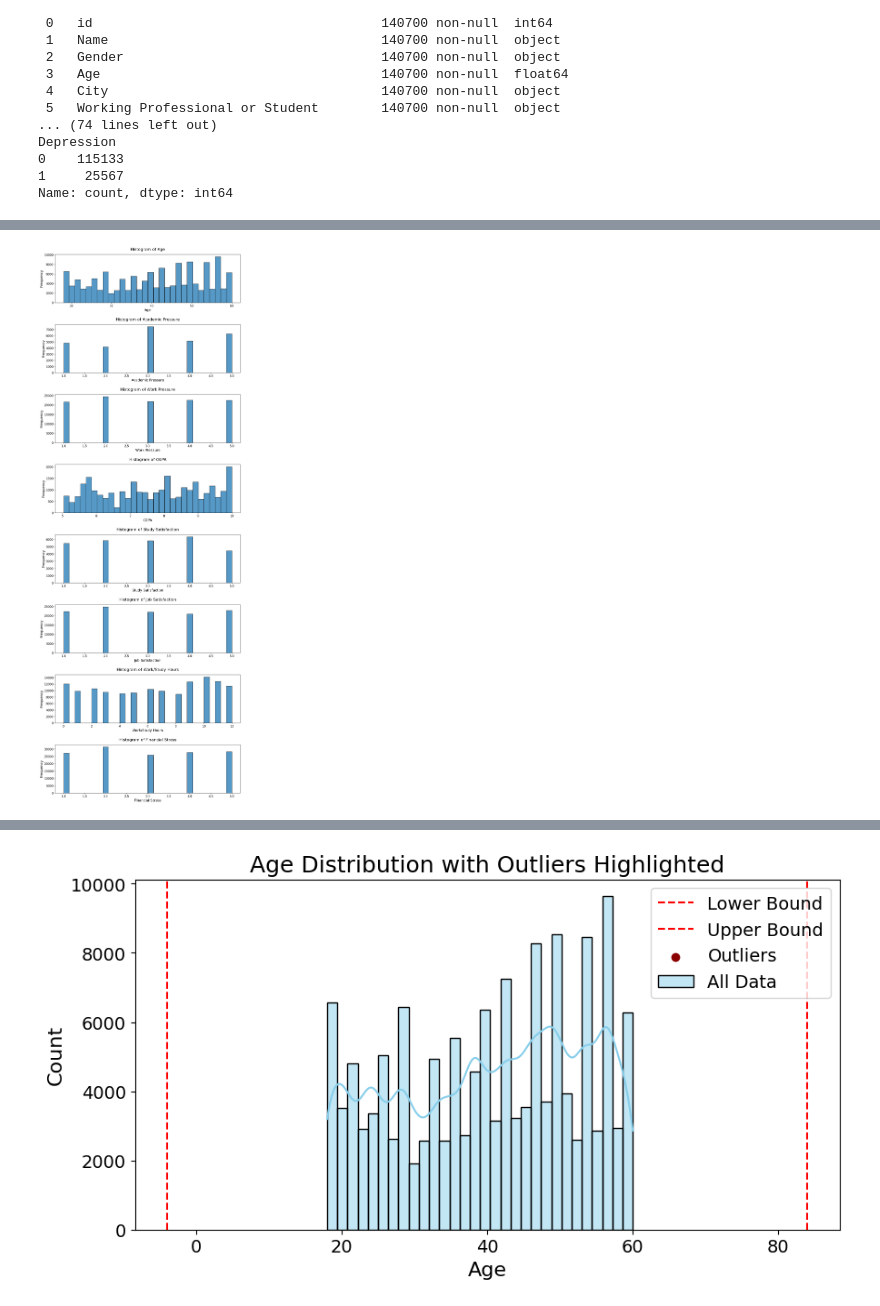
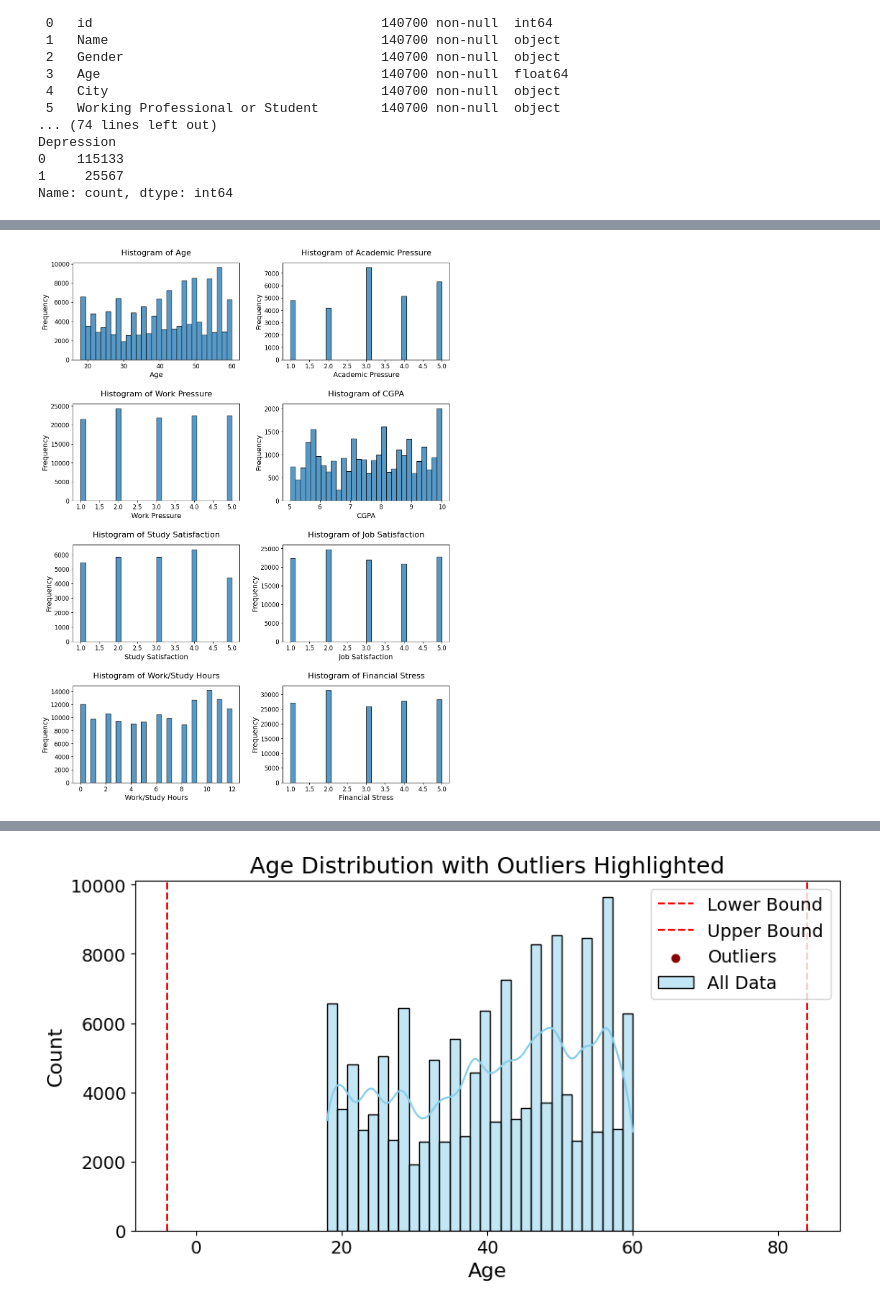
Before and after one commit to mennamohamed0207/Exploring-Mental-Health, a Jupyter notebook: data_analysis.ipynb, the cells around one changed output, grey strips where cells are left out. Drawn from its saved outputs; the diff is of its cells as text; code cells hidden in the pictures.

Commit message:
feat: enhance data analysis and model training

```diff
--- a/data_analysis.ipynb
+++ b/data_analysis.ipynb
@@ -77,24 +91,30 @@ Name: count, dtype: int64
 # %%
-# Data Visualization
+import matplotlib.pyplot as plt
+import seaborn as sns
+import math
 
+# Select numerical features excluding 'id' and 'Depression'
 numerical_features = train_data.select_dtypes(include=[float, int]).columns
-numerical_features = [feature for feature in numerical_features if feature != 'id' and feature != 'Depression']
+numerical_features = [feature for feature in numerical_features if feature not in ['id', 'Depression']]
 
-plt.figure(figsize=(12, len(numerical_features)*4))
+# Grid dimensions
+cols = 2  # number of columns in the grid
+rows = math.ceil(len(numerical_features) / cols)
 
-plt.rcParams.update({'font.size': 12})
-plt.rcParams.update({'axes.labelsize': 14})
-plt.rcParams.update({'axes.titlesize': 16})
+# Create figure
+plt.figure(figsize=(12, rows * 4))
+plt.rcParams.update({'font.size': 12, 'axes.labelsize': 14, 'axes.titlesize': 16})
 
+# Plot each histogram
 for i, feature in enumerate(numerical_features):
-    plt.subplot(len(numerical_features), 1, i + 1)
-    sns.histplot(train_data[feature], bins=30)
+    plt.subplot(rows, cols, i + 1)
+    sns.histplot(train_data[feature], bins=30, kde=False)
     plt.title(f'Histogram of {feature}', pad=15)
     plt.xlabel(feature)
     plt.ylabel('Frequency')
 
 plt.tight_layout(pad=2.0)
 plt.show()
 # %% [output]
-[figure, old version]
+[figure, new version]
 # %%
```
Also changed, not shown: parts of 3 cells of this notebook, 1 other file.
